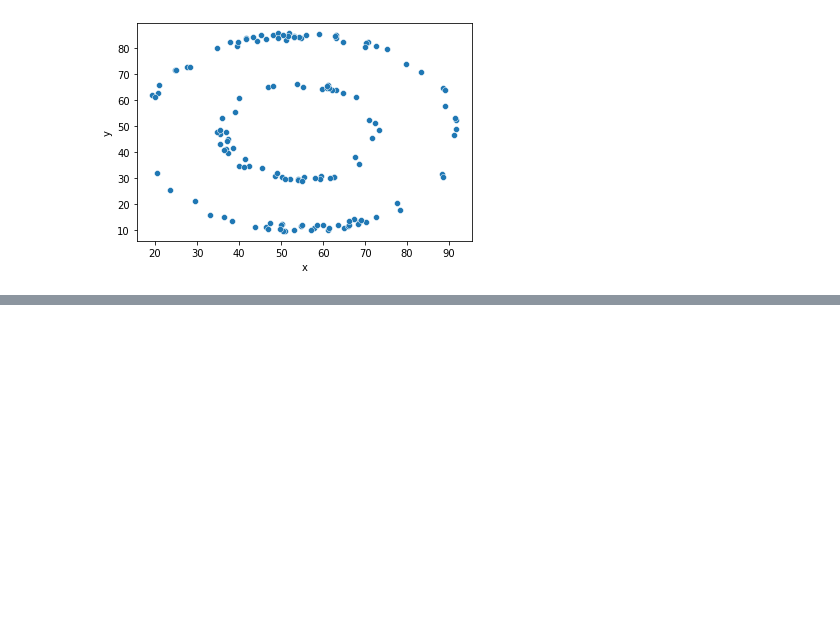
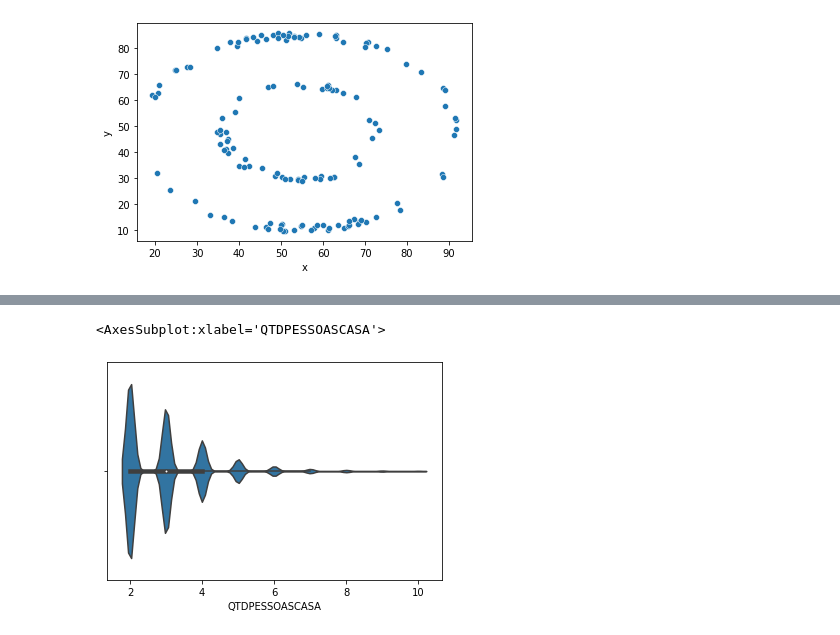
Before and after one commit to jpbarddal/jpbarddal.github.io, a Jupyter notebook: assets/data/lectures/2023/ppgia_data_science_2023.ipynb, the cells around one changed output, grey strips where cells are left out. Saved outputs shown, nothing was run; the diff lists cells and outputs as text; code cells hidden in the pictures; blank space fills up the shorter version.

```diff
--- a/assets/data/lectures/2023/ppgia_data_science_2023.ipynb
+++ b/assets/data/lectures/2023/ppgia_data_science_2023.ipynb
@@ -306,0 +404,5 @@ for i in range(0, 10):
+# %%
+sns.violinplot(df['QTDPESSOASCASA'])
+# %% [output]
+<AxesSubplot:xlabel='QTDPESSOASCASA'>
+[figure, added]
```
Also changed, not shown: parts of 32 cells of this notebook, 4 other files.
